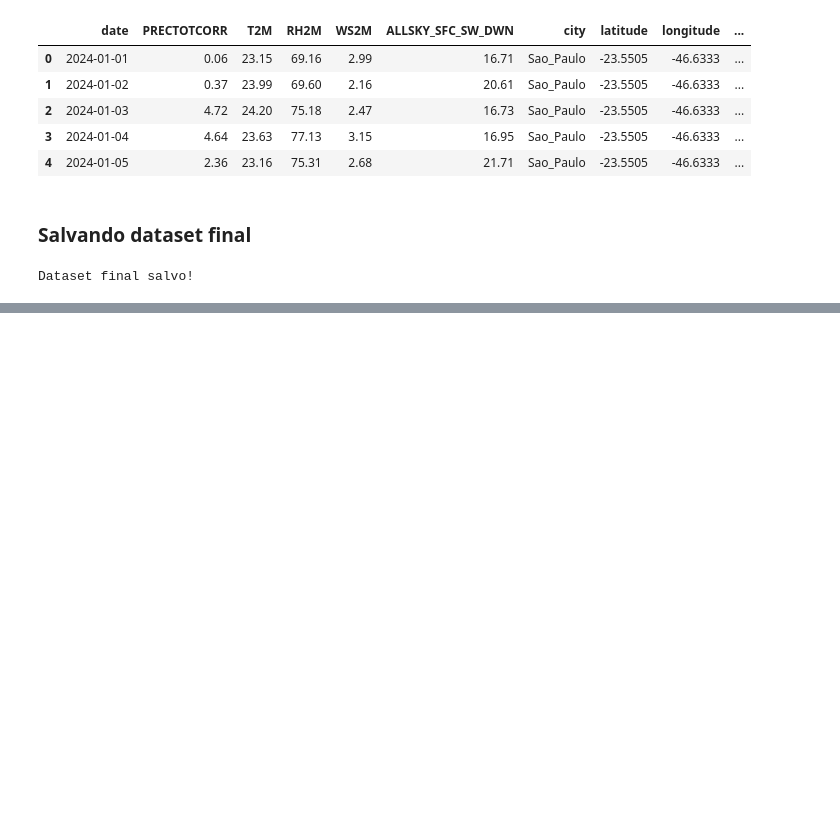
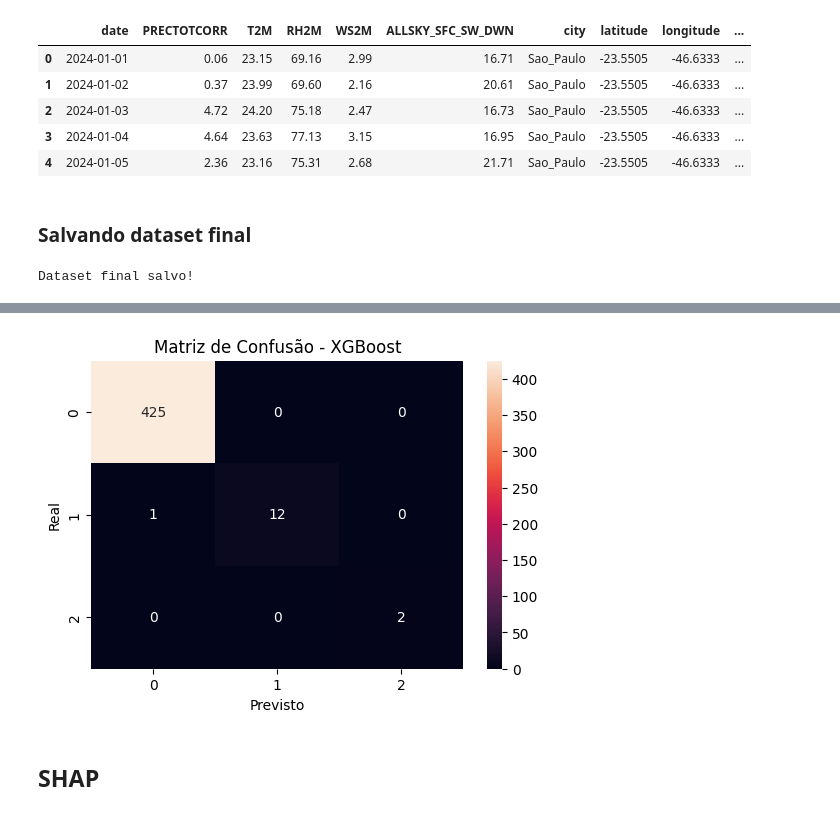
Before and after one commit to letyresina/SentinelSOS-GenAI, a Jupyter notebook: SentinelSOS.ipynb, the cells around one changed output, grey strips where cells are left out. Cells and saved outputs as stored; diff of their text form; code cells hidden in the pictures; blank space fills up the shorter version.

Commit message:
feat: shap e relatorios

```diff
--- a/SentinelSOS.ipynb
+++ b/SentinelSOS.ipynb
@@ -388,0 +465,13 @@ Dataset final salvo!
+# %%
+# Treinando modelo
+xgb_model = XGBClassifier(
+    n_estimators=200,
+    max_depth=5,
+    learning_rate=0.1,
+    random_state=42
+)
+
+xgb_model.fit(
+    X_train,
+    y_train
+)
@@ -388,0 +490,4 @@ Dataset final salvo!
+# %%
+xgb_predictions = xgb_model.predict(
+    X_test
+)
@@ -388,0 +591,23 @@ Dataset final salvo!
+# %%
+cm_xgb = confusion_matrix(
+    y_test,
+    xgb_predictions
+)
+
+plt.figure(figsize=(6,4))
+
+sns.heatmap(
+    cm_xgb,
+    annot=True,
+    fmt="d"
+)
+
+plt.title("Matriz de Confusão - XGBoost")
+plt.xlabel("Previsto")
+plt.ylabel("Real")
+
+plt.show()
+# %% [output]
+[figure, added]
+# %% [markdown]
+## SHAP
```
Also changed, not shown: parts of 40 cells of this notebook.
